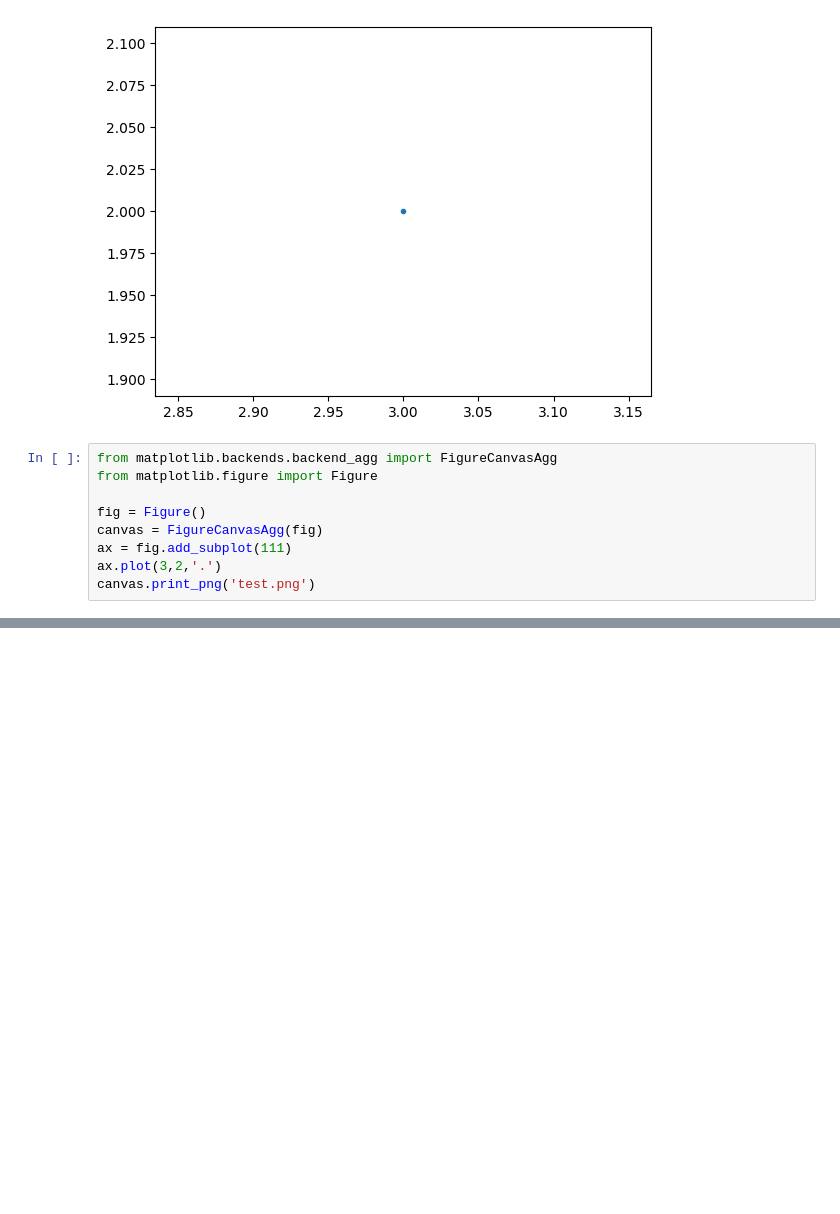
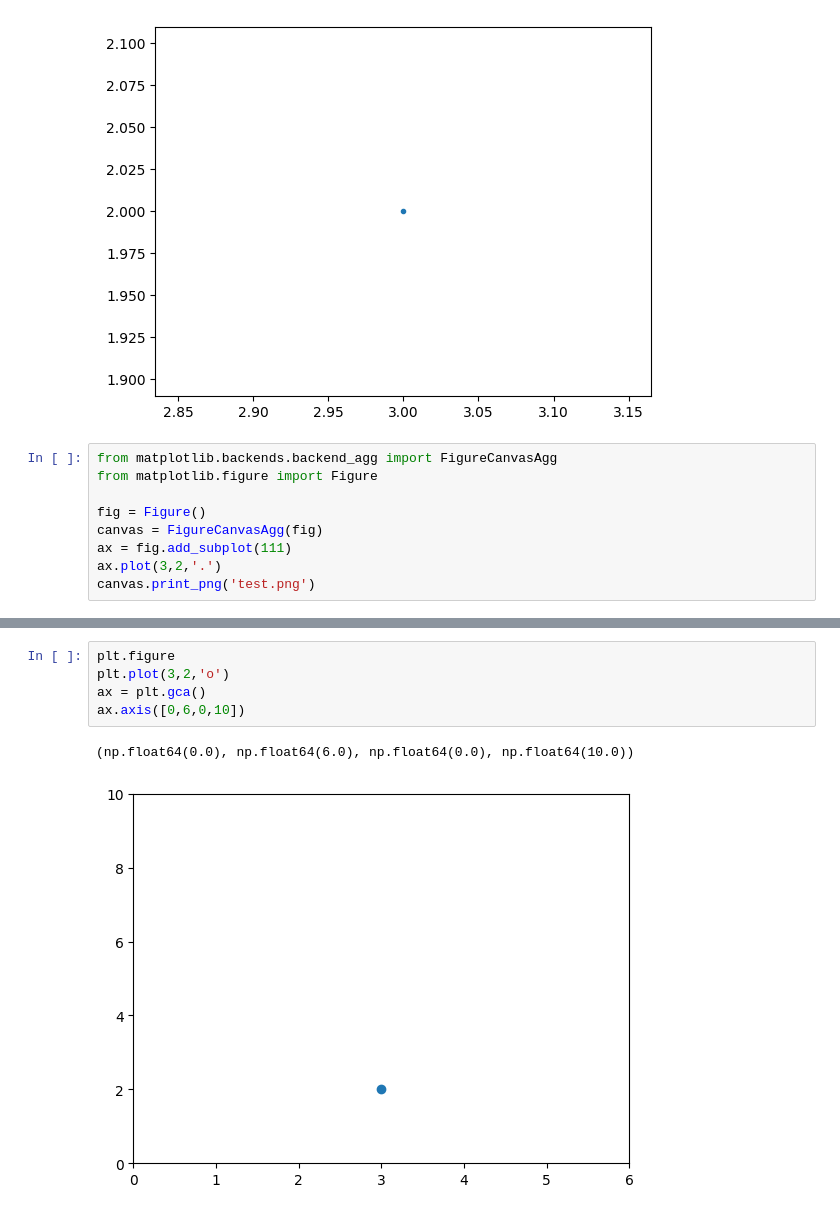
Before and after one commit to Zainab-Ayoub/dataScienceProblems, a Jupyter notebook: plotting.ipynb, the cells around one changed output, grey strips where cells are left out. Cells and saved outputs as stored; diff of their text form; blank space fills up the shorter version.

```diff
--- a/plotting.ipynb
+++ b/plotting.ipynb
@@ -43,3 +43,11 @@ canvas.print_png('test.png')
 <img src='test.png' />
 # %% [output]
 [interactive output not drawn]
+# %%
+plt.figure
+plt.plot(3,2,'o')
+ax = plt.gca()
+ax.axis([0,6,0,10])
+# %% [output]
+(np.float64(0.0), np.float64(6.0), np.float64(0.0), np.float64(10.0))
+[figure, added]
```
